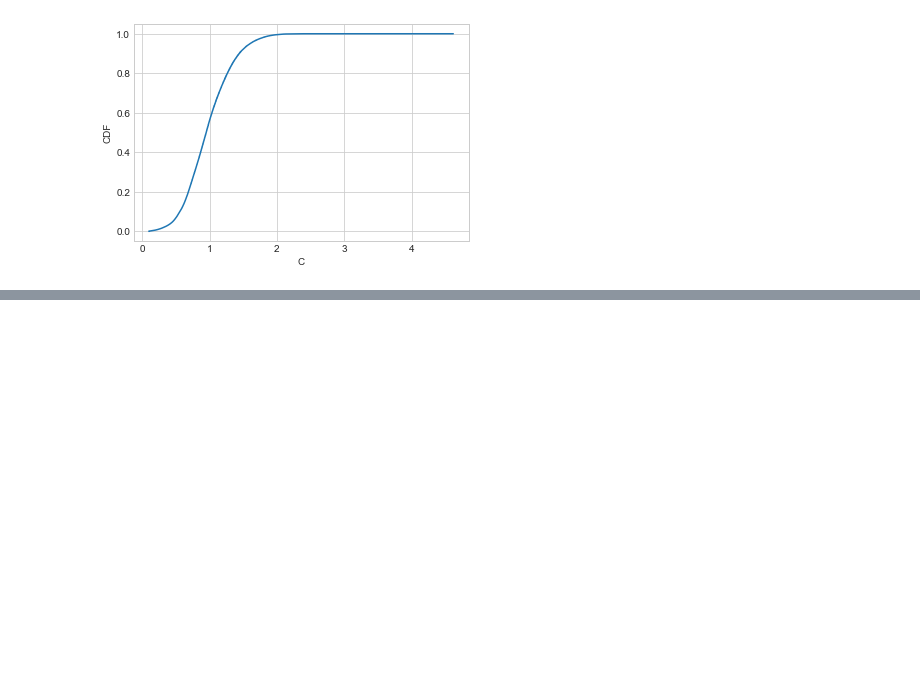
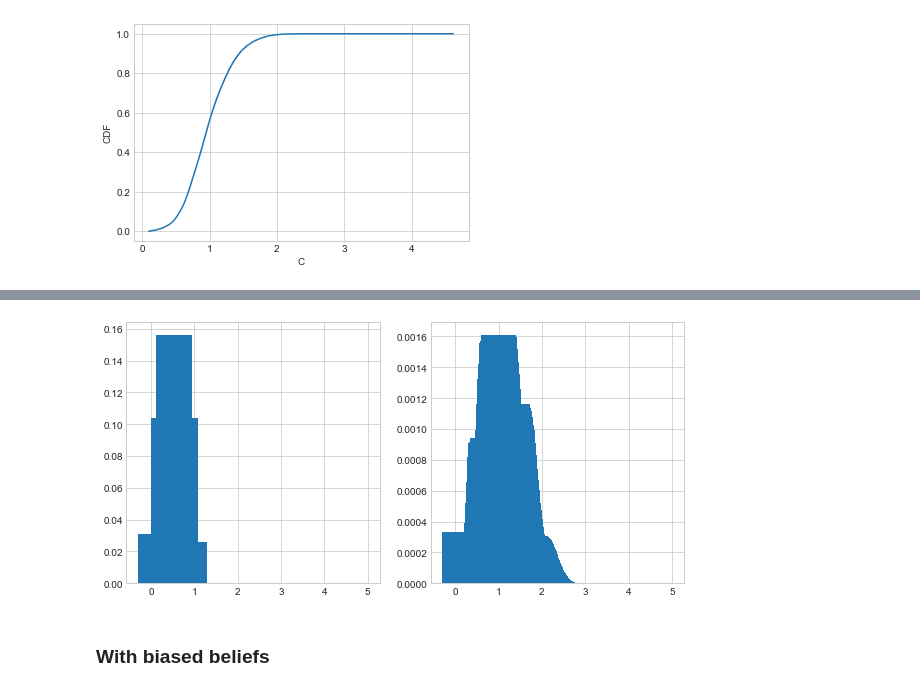
Before and after one commit to AskerNC/AdvMacroHet, a Jupyter notebook: Exercises/L2_3/L2.ipynb, the cells around one changed output, grey strips where cells are left out. Cells and saved outputs as stored; diff of their text form; code cells hidden in the pictures; blank space fills up the shorter version.

```diff
--- a/Exercises/L2_3/L2.ipynb
+++ b/Exercises/L2_3/L2.ipynb
@@ -544,0 +564,14 @@ ax.set_ylabel('CDF');
+# %%
+
+fig = plt.figure(figsize=(10,4.8))
+ax = fig.add_subplot(1,2,1)
+ax2 = fig.add_subplot(1,2,2)
+
+ax.bar(model_u.sol.c.ravel()[I],height= model_u.sim.D[0,:,:].ravel()[I]);
+
+
+ax2.bar(model_u.sol.c.ravel()[I],height= model_u.sim.D[-1,:,:].ravel()[I]);
+# %% [output]
+[figure, added]
+# %% [markdown]
+### With biased beliefs
```
Also changed, not shown: parts of 31 cells of this notebook, 4 other files.
